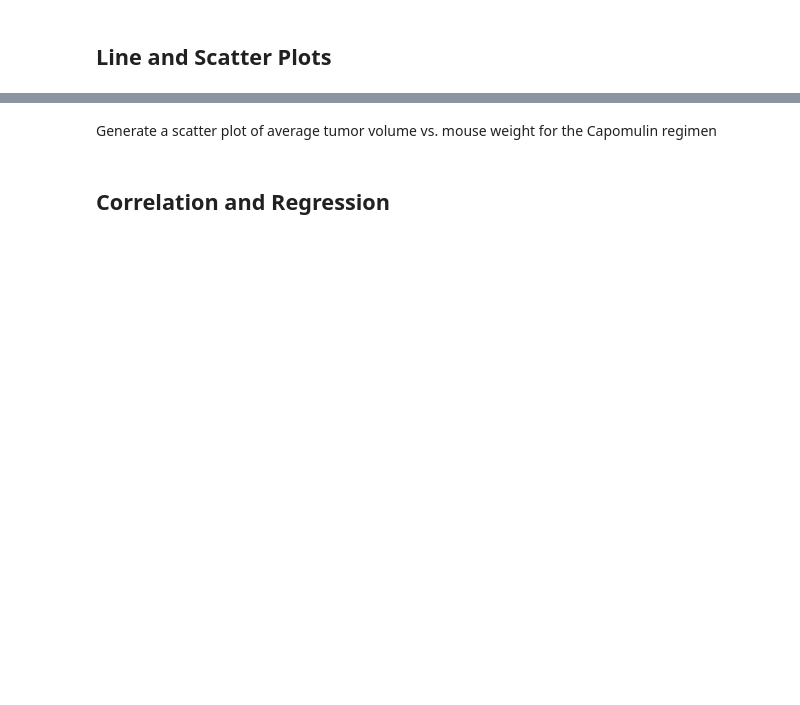
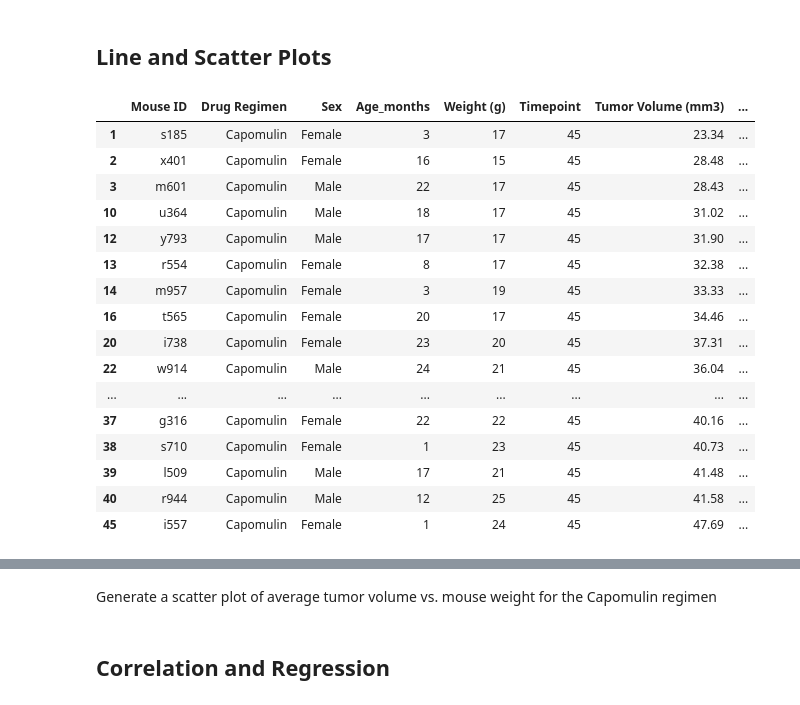
Before and after one commit to juliemcbaker/pymaceuticals, a Jupyter notebook: pymaceuticals_BAKER.ipynb, the cells around one changed output, grey strips where cells are left out. Cells and saved outputs as stored; diff of their text form; code cells hidden in the pictures; blank space fills up the shorter version.

```diff
--- a/pymaceuticals_BAKER.ipynb
+++ b/pymaceuticals_BAKER.ipynb
@@ -749,3 +681,25 @@ ceft_tumors = [ceft_sorted_df['Tumor Volume (mm3)']]
 ## Line and Scatter Plots
 # %%
 # Generate a line plot of tumor volume vs. time point for a mouse treated with Capomulin
+# %%
+# choosing a mouse from capomulin -- only choosing from mice that made it to the final time point
+capo_winners_df = capomulin_df.loc[capomulin_df['Timepoint'] == 45, :]
+capo_winners_df
+# %% [output]
+|  | Mouse ID | Drug Regimen | Sex | Age_months | Weight (g) | Timepoint | Tumor Volume (mm3) | ... |
+| 1 | s185 | Capomulin | Female | 3 | 17 | 45 | 23.34 | ... |
+| 2 | x401 | Capomulin | Female | 16 | 15 | 45 | 28.48 | ... |
+| 3 | m601 | Capomulin | Male | 22 | 17 | 45 | 28.43 | ... |
+| 10 | u364 | Capomulin | Male | 18 | 17 | 45 | 31.02 | ... |
+| 12 | y793 | Capomulin | Male | 17 | 17 | 45 | 31.90 | ... |
+| 13 | r554 | Capomulin | Female | 8 | 17 | 45 | 32.38 | ... |
+| 14 | m957 | Capomulin | Female | 3 | 19 | 45 | 33.33 | ... |
+| 16 | t565 | Capomulin | Female | 20 | 17 | 45 | 34.46 | ... |
+| 20 | i738 | Capomulin | Female | 23 | 20 | 45 | 37.31 | ... |
+| 22 | w914 | Capomulin | Male | 24 | 21 | 45 | 36.04 | ... |
+| ... | ... | ... | ... | ... | ... | ... | ... | ... |
+| 37 | g316 | Capomulin | Female | 22 | 22 | 45 | 40.16 | ... |
+| 38 | s710 | Capomulin | Female | 1 | 23 | 45 | 40.73 | ... |
+| 39 | l509 | Capomulin | Male | 17 | 21 | 45 | 41.48 | ... |
+| 40 | r944 | Capomulin | Male | 12 | 25 | 45 | 41.58 | ... |
+| 45 | i557 | Capomulin | Female | 1 | 24 | 45 | 47.69 | ... |
```
Also changed, not shown: parts of 13 cells of this notebook.
